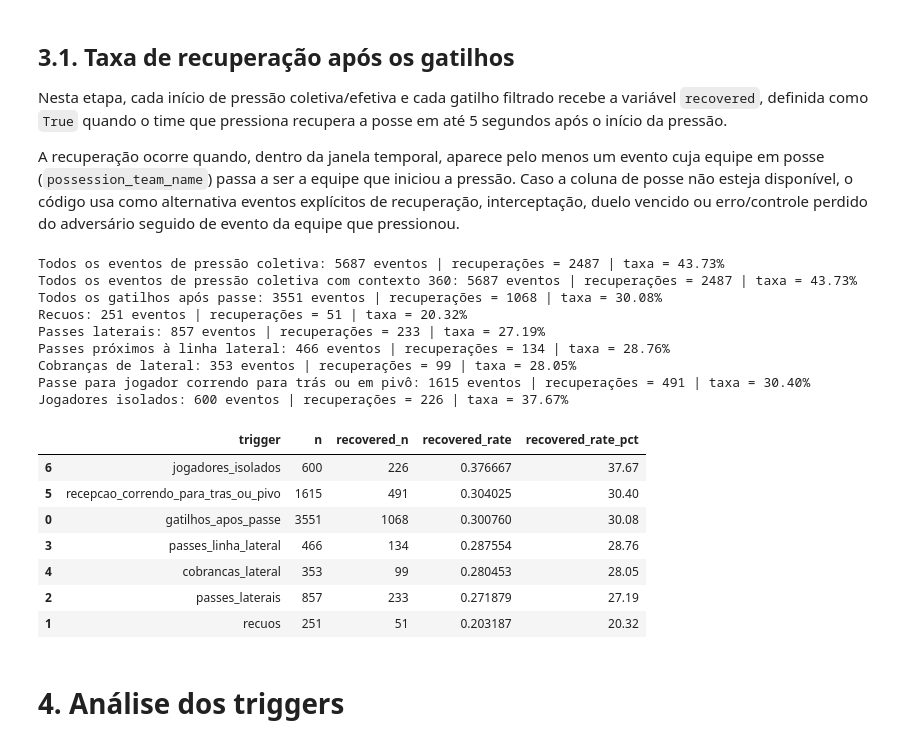
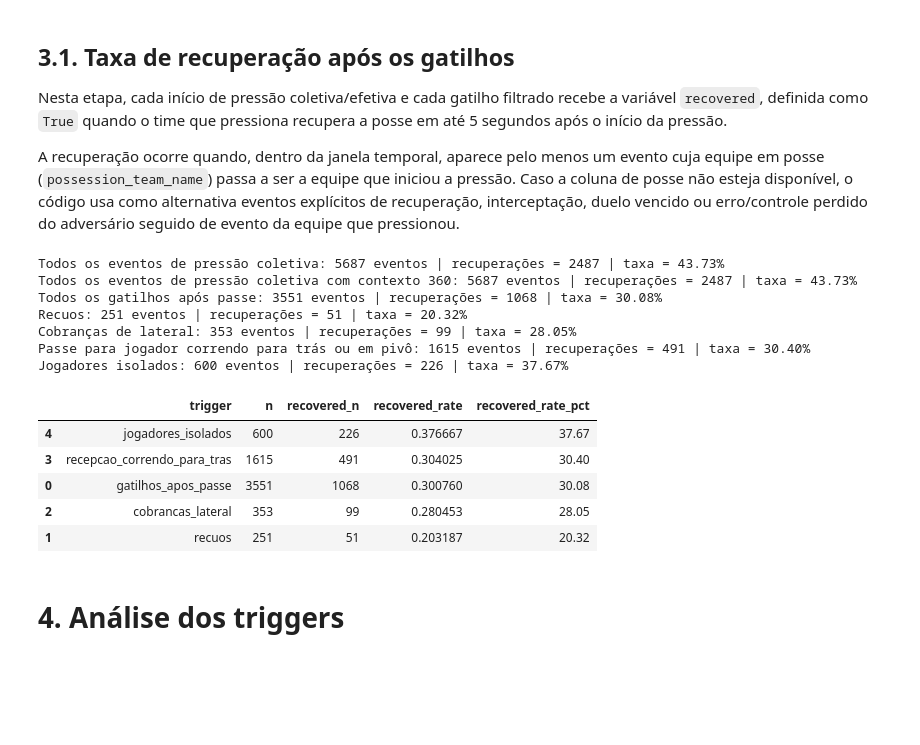
Before and after one commit to AbraaoCG/SoccerPressing, a Jupyter notebook: triggers_v0.ipynb, the cells around one changed output. Saved outputs shown, nothing was run; the diff lists cells and outputs as text; code cells hidden in the pictures; blank space fills up the shorter version.

```diff
--- a/triggers_v0.ipynb
+++ b/triggers_v0.ipynb
@@ -106,7 +106,8 @@ Eventos de passes: 54819
 # %%
 # Separando os eventos que caracterizam uma pressão coletiva
 
-PRESSURE_WINDOW = 10
+PRESSURE_WINDOW = 5
+RECOVERY_MAX_DISTANCE = 5
 
 pressures = pressures.sort_values(['match_id', 'period', 't', 'index']).copy()
 pressures['pressure_event_id'] = pressures['id']
@@ -145,7 +146,7 @@ def get_events_after_pressure(row, df=events_sorted, window=PRESSURE_WINDOW):
     return window_events
 
 def has_next_team_pressure(row, df=pressures, window=PRESSURE_WINDOW):
-    """Verifica se há nova pressão da mesma equipe por outro jogador nos 10s seguintes."""
+    """Verifica se há nova pressão da mesma equipe por outro jogador nos 5s seguintes."""
     mask = (
         (df['match_id'] == row['match_id']) &
         (df['period'] == row['period']) &
@@ -161,7 +162,7 @@ def has_next_team_pressure(row, df=pressures, window=PRESSURE_WINDOW):
     return bool(mask.any())
 
 def has_recovery_within_window(row, window=PRESSURE_WINDOW):
-    """Verifica se o time que pressiona recupera a posse nos 10s seguintes."""
+    """Verifica se o time que pressiona recupera a posse nos 5s seguintes."""
     window_events = get_events_after_pressure(row, window=window)
 
     if window_events.empty:
@@ -740,47 +741,43 @@ if 'team_pressures_base_with_context' in globals():
 # Gatilhos derivados de passes
 passing_triggers = add_recovered_column(passing_triggers, 'Todos os gatilhos após passe')
 backpasses = add_recovered_column(backpasses, 'Recuos')
-lateral_passes = add_recovered_column(lateral_passes, 'Passes laterais')
-sideline_passes = add_recovered_column(sideline_passes, 'Passes próximos à linha lateral')
+#lateral_passes = add_recovered_column(lateral_passes, 'Passes laterais')
+#sideline_passes = add_recovered_column(sideline_passes, 'Passes próximos à linha lateral')
 throw_ins = add_recovered_column(throw_ins, 'Cobranças de lateral')
 #gk_passes = add_recovered_column(gk_passes, 'Passes para o goleiro')
 body_angle_passes = add_recovered_column(body_angle_passes, 'Passe para jogador correndo para trás ou em pivô')
 open_area_passes = add_recovered_column(open_area_passes, 'Jogadores isolados')
 
 # Tabela-resumo da Etapa 3
 trigger_summary = pd.DataFrame([
     #{'trigger': 'pressao_coletiva_total', 'n': len(team_pressures_base), 'recovered_n': int(team_pressures_base['recovered'].sum()), 'recovered_rate': team_pressures_base['recovered'].mean()},
     {'trigger': 'gatilhos_apos_passe', 'n': len(passing_triggers), 'recovered_n': int(passing_triggers['recovered'].sum()), 'recovered_rate': passing_triggers['recovered'].mean()},
     {'trigger': 'recuos', 'n': len(backpasses), 'recovered_n': int(backpasses['recovered'].sum()), 'recovered_rate': backpasses['recovered'].mean()},
-    {'trigger': 'passes_laterais', 'n': len(lateral_passes), 'recovered_n': int(lateral_passes['recovered'].sum()), 'recovered_rate': lateral_passes['recovered'].mean()},
-    {'trigger': 'passes_linha_lateral', 'n': len(sideline_passes), 'recovered_n': int(sideline_passes['recovered'].sum()), 'recovered_rate': sideline_passes['recovered'].mean()},
+    #{'trigger': 'passes_laterais', 'n': len(lateral_passes), 'recovered_n': int(lateral_passes['recovered'].sum()), 'recovered_rate': lateral_passes['recovered'].mean()},
+    #{'trigger': 'passes_linha_lateral', 'n': len(sideline_passes), 'recovered_n': int(sideline_passes['recovered'].sum()), 'recovered_rate': sideline_passes['recovered'].mean()},
     {'trigger': 'cobrancas_lateral', 'n': len(throw_ins), 'recovered_n': int(throw_ins['recovered'].sum()), 'recovered_rate': throw_ins['recovered'].mean()},
     #{'trigger': 'passes_para_goleiro', 'n': len(gk_passes), 'recovered_n': int(gk_passes['recovered'].sum()), 'recovered_rate': gk_passes['recovered'].mean()},
-    {'trigger': 'recepcao_correndo_para_tras_ou_pivo', 'n': len(body_angle_passes), 'recovered_n': int(body_angle_passes['recovered'].sum()), 'recovered_rate': body_angle_passes['recovered'].mean()},
+    {'trigger': 'recepcao_correndo_para_tras', 'n': len(body_angle_passes), 'recovered_n': int(body_angle_passes['recovered'].sum()), 'recovered_rate': body_angle_passes['recovered'].mean()},
     {'trigger': 'jogadores_isolados', 'n': len(open_area_passes), 'recovered_n': int(open_area_passes['recovered'].sum()), 'recovered_rate': open_area_passes['recovered'].mean()},
 ])
 
 trigger_summary['recovered_rate_pct'] = (trigger_summary['recovered_rate'] * 100).round(2)
 trigger_summary = trigger_summary.sort_values('recovered_rate', ascending=False)
 
 trigger_summary
 # %% [output]
 Todos os eventos de pressão coletiva: 5687 eventos | recuperações = 2487 | taxa = 43.73%
 Todos os eventos de pressão coletiva com contexto 360: 5687 eventos | recuperações = 2487 | taxa = 43.73%
 Todos os gatilhos após passe: 3551 eventos | recuperações = 1068 | taxa = 30.08%
 Recuos: 251 eventos | recuperações = 51 | taxa = 20.32%
-Passes laterais: 857 eventos | recuperações = 233 | taxa = 27.19%
-Passes próximos à linha lateral: 466 eventos | recuperações = 134 | taxa = 28.76%
 Cobranças de lateral: 353 eventos | recuperações = 99 | taxa = 28.05%
 Passe para jogador correndo para trás ou em pivô: 1615 eventos | recuperações = 491 | taxa = 30.40%
 Jogadores isolados: 600 eventos | recuperações = 226 | taxa = 37.67%
 |  | trigger | n | recovered_n | recovered_rate | recovered_rate_pct |
-| 6 | jogadores_isolados | 600 | 226 | 0.376667 | 37.67 |
-| 5 | recepcao_correndo_para_tras_ou_pivo | 1615 | 491 | 0.304025 | 30.40 |
+| 4 | jogadores_isolados | 600 | 226 | 0.376667 | 37.67 |
+| 3 | recepcao_correndo_para_tras | 1615 | 491 | 0.304025 | 30.40 |
 | 0 | gatilhos_apos_passe | 3551 | 1068 | 0.300760 | 30.08 |
-| 3 | passes_linha_lateral | 466 | 134 | 0.287554 | 28.76 |
-| 4 | cobrancas_lateral | 353 | 99 | 0.280453 | 28.05 |
-| 2 | passes_laterais | 857 | 233 | 0.271879 | 27.19 |
+| 2 | cobrancas_lateral | 353 | 99 | 0.280453 | 28.05 |
 | 1 | recuos | 251 | 51 | 0.203187 | 20.32 |
 # %% [markdown]
 # 4. Análise dos triggers
```
Also changed, not shown: parts of 6 cells of this notebook.
